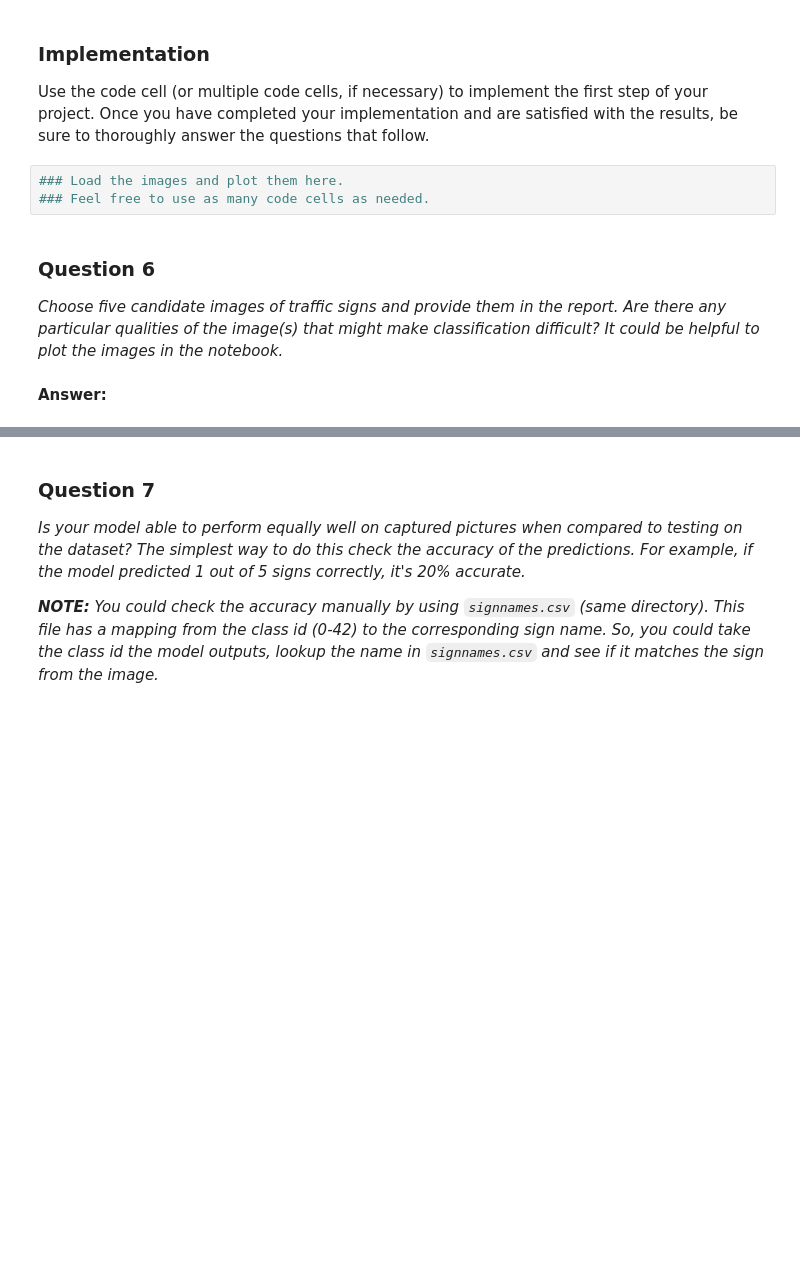
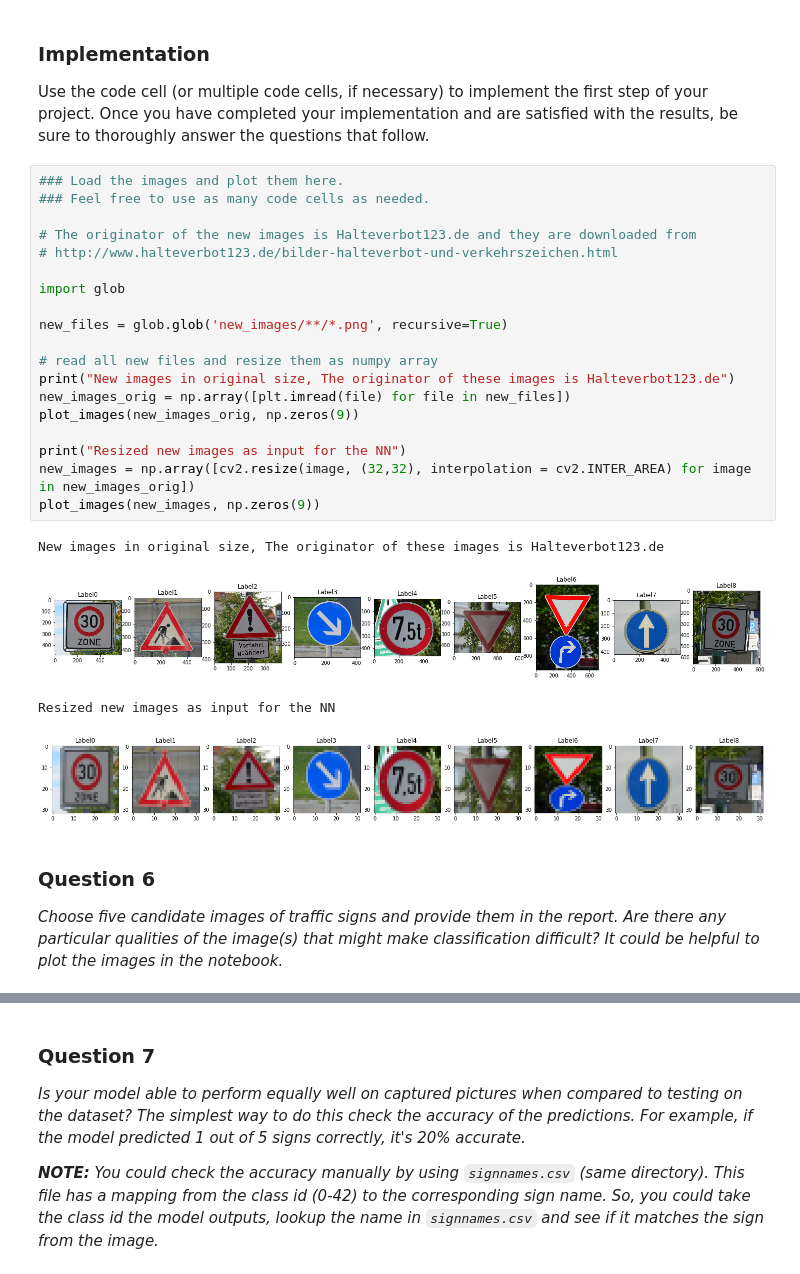
Before and after one commit to pennyheadaway/CarND-Traffic-Sign-Classifier-Project, a Jupyter notebook: Traffic_Sign_Classifier.ipynb, the cells around one changed output, grey strips where cells are left out. Cells and saved outputs as stored; diff of their text form; blank space fills up the shorter version.

Commit message:
CHG: Committed version ADD: Comments and answers

```diff
--- a/Traffic_Sign_Classifier.ipynb
+++ b/Traffic_Sign_Classifier.ipynb
@@ -553,12 +575,31 @@ You may find `signnames.csv` useful as it contains mappings from the class id (i
 ### Implementation
 
 Use the code cell (or multiple code cells, if necessary) to implement the first step of your project. Once you have completed your implementation and are satisfied with the results, be sure to thoroughly answer the questions that follow.
-# %%
-### Load the images and plot them here.
-### Feel free to use as many code cells as needed.
+# %%
+### Load the images and plot them here.
+### Feel free to use as many code cells as needed.
+
+# The originator of the new images is Halteverbot123.de and they are downloaded from
+# http://www.halteverbot123.de/bilder-halteverbot-und-verkehrszeichen.html
+
+import glob
+
+new_files = glob.glob('new_images/**/*.png', recursive=True)
+
+# read all new files and resize them as numpy array
+print("New images in original size, The originator of these images is Halteverbot123.de")
+new_images_orig = np.array([plt.imread(file) for file in new_files])
+plot_images(new_images_orig, np.zeros(9))
+
+print("Resized new images as input for the NN")
+new_images = np.array([cv2.resize(image, (32,32), interpolation = cv2.INTER_AREA) for image in new_images_orig])
+plot_images(new_images, np.zeros(9))
+# %% [output]
+New images in original size, The originator of these images is Halteverbot123.de
+[figure, added]
+Resized new images as input for the NN
+[figure, added]
 # %% [markdown]
 ### Question 6
 
 _Choose five candidate images of traffic signs and provide them in the report. Are there any particular qualities of the image(s) that might make classification difficult? It could be helpful to plot the images in the notebook._
-# %% [markdown]
-**Answer:**
```
Also changed, not shown: parts of 28 cells of this notebook.
